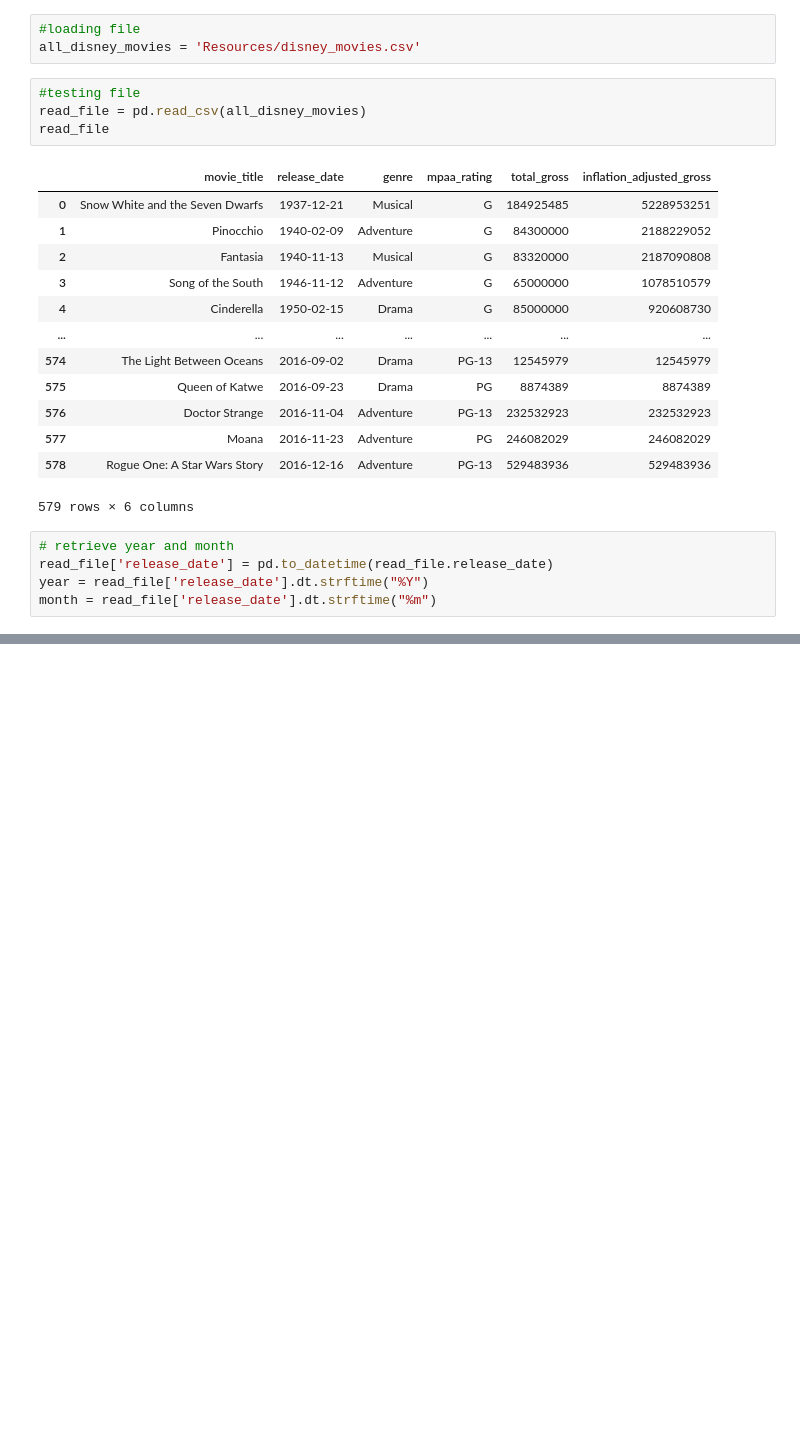
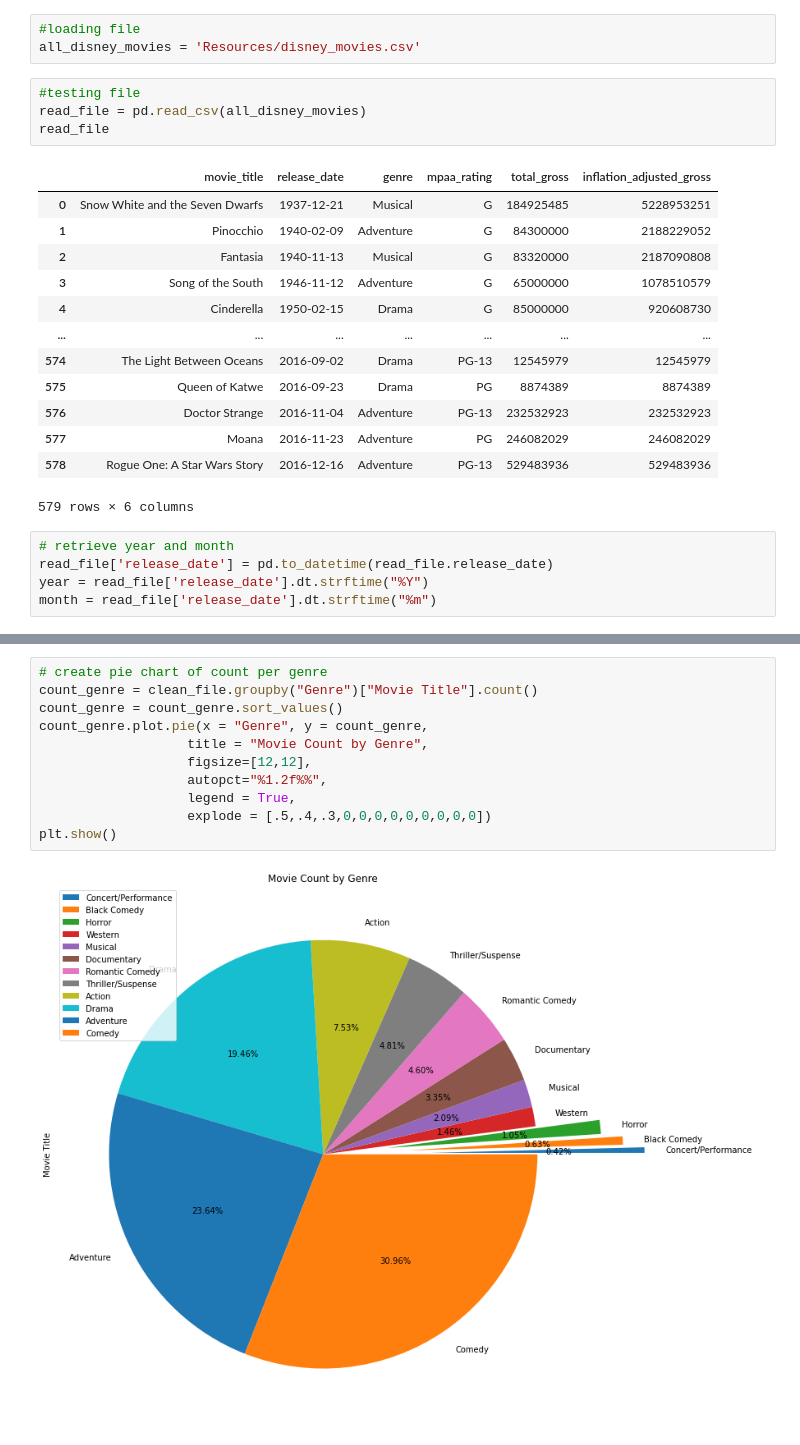
Before and after one commit to robinkhan1984/Disney_Movies, a Jupyter notebook: Disney_Garrett.ipynb, the cells around one changed output, grey strips where cells are left out. Saved outputs shown, nothing was run; the diff lists cells and outputs as text; blank space fills up the shorter version.

```diff
--- a/Disney_Garrett.ipynb
+++ b/Disney_Garrett.ipynb
@@ -63,0 +132,13 @@ clean_file
+# %%
+# create pie chart of count per genre
+count_genre = clean_file.groupby("Genre")["Movie Title"].count()
+count_genre = count_genre.sort_values()
+count_genre.plot.pie(x = "Genre", y = count_genre,
+                   title = "Movie Count by Genre",
+                   figsize=[12,12],
+                   autopct="%1.2f%%",
+                   legend = True,
+                   explode = [.5,.4,.3,0,0,0,0,0,0,0,0,0])
+plt.show()
+# %% [output]
+[figure, added]
```
Also changed, not shown: parts of 9 cells of this notebook.
